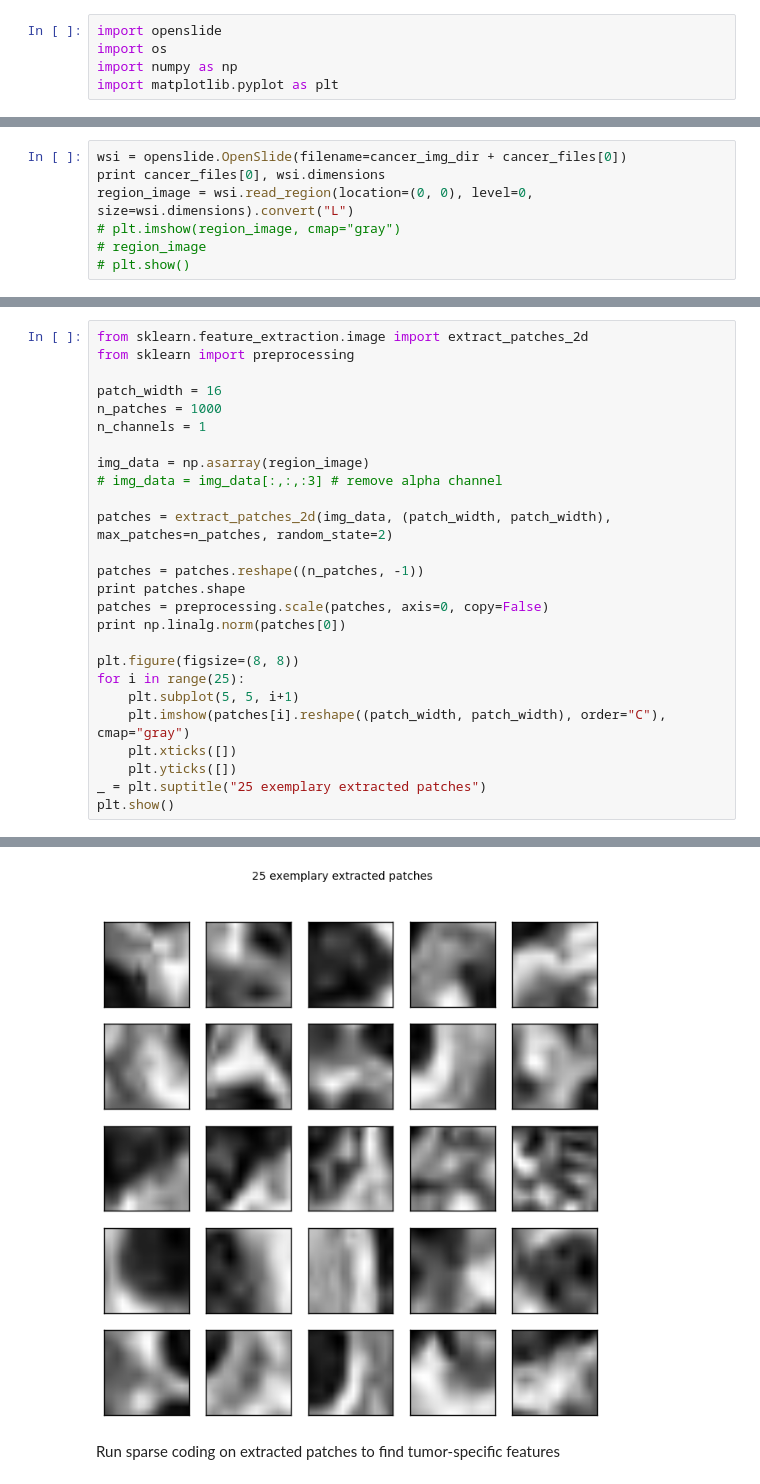
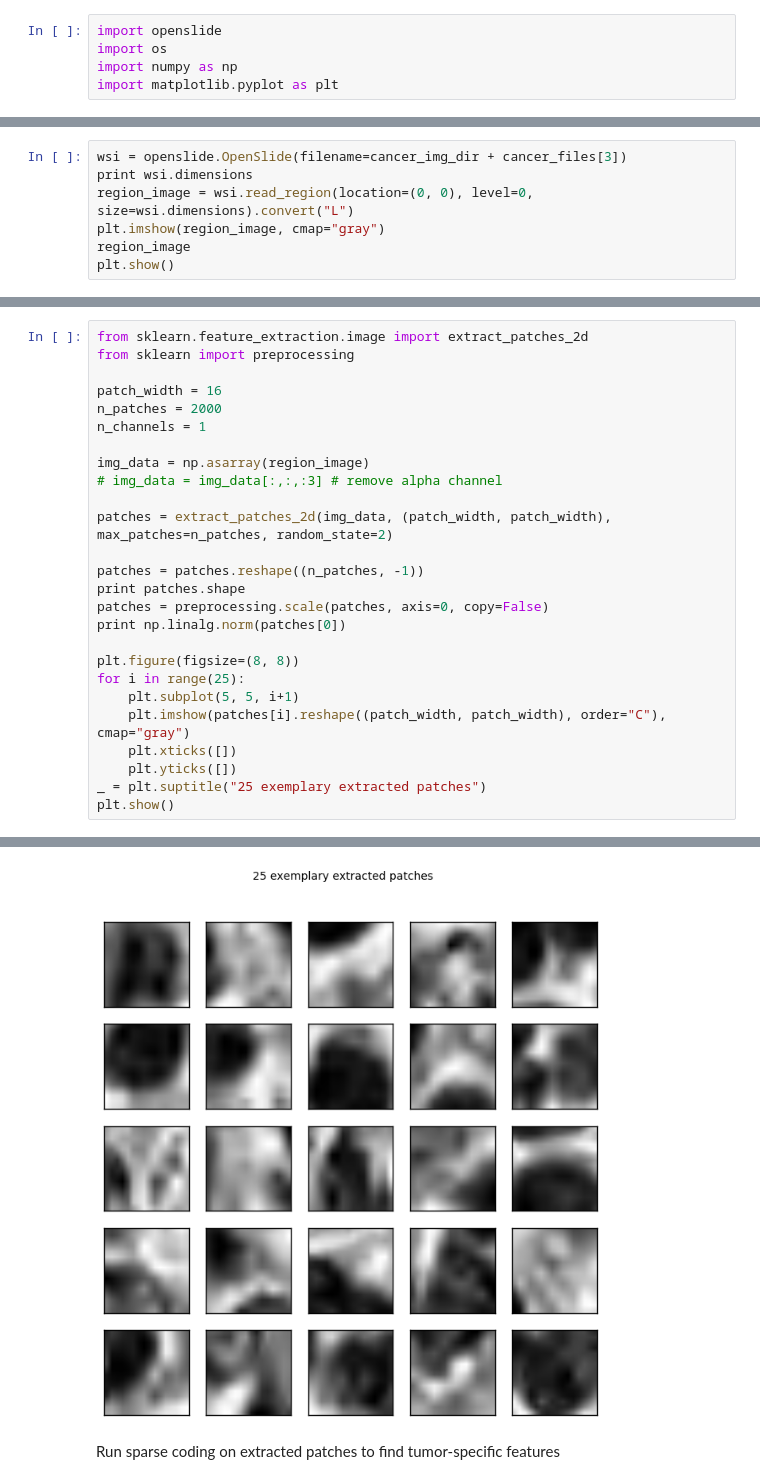
Before and after one commit to JonnyTran/ML-algorithms, a Jupyter notebook: Projects/LUAD-WSI/luad-wsi.ipynb, the cells around one changed output, grey strips where cells are left out. Cells and saved outputs as stored; diff of their text form.

```diff
--- a/Projects/LUAD-WSI/luad-wsi.ipynb
+++ b/Projects/LUAD-WSI/luad-wsi.ipynb
@@ -48,10 +48,10 @@ cancer_files = os.listdir(cancer_img_dir)
 #     plt.imshow(region_image)
 #     plt.show()
 # %%
-wsi = openslide.OpenSlide(filename=cancer_img_dir + cancer_files[0])
-print cancer_files[0], wsi.dimensions
+wsi = openslide.OpenSlide(filename=cancer_img_dir + cancer_files[3])
+print wsi.dimensions
 region_image = wsi.read_region(location=(0, 0), level=0, size=wsi.dimensions).convert("L")
-# plt.imshow(region_image, cmap="gray")
-# region_image
-# plt.show()
+plt.imshow(region_image, cmap="gray")
+region_image
+plt.show()
 # %% [output]
@@ -64,7 +65,7 @@ from sklearn.feature_extraction.image import extract_patches_2d
 from sklearn import preprocessing
 
 patch_width = 16
-n_patches = 1000
+n_patches = 2000
 n_channels = 1
 
 img_data = np.asarray(region_image)
@@ -91,4 +92,4 @@ plt.show()
-[figure, old version]
+[figure, new version]
 # %% [markdown]
 Run sparse coding on extracted patches to find tumor-specific features
 # %%
```
Also changed, not shown: parts of 11 cells of this notebook, 5 other files.
